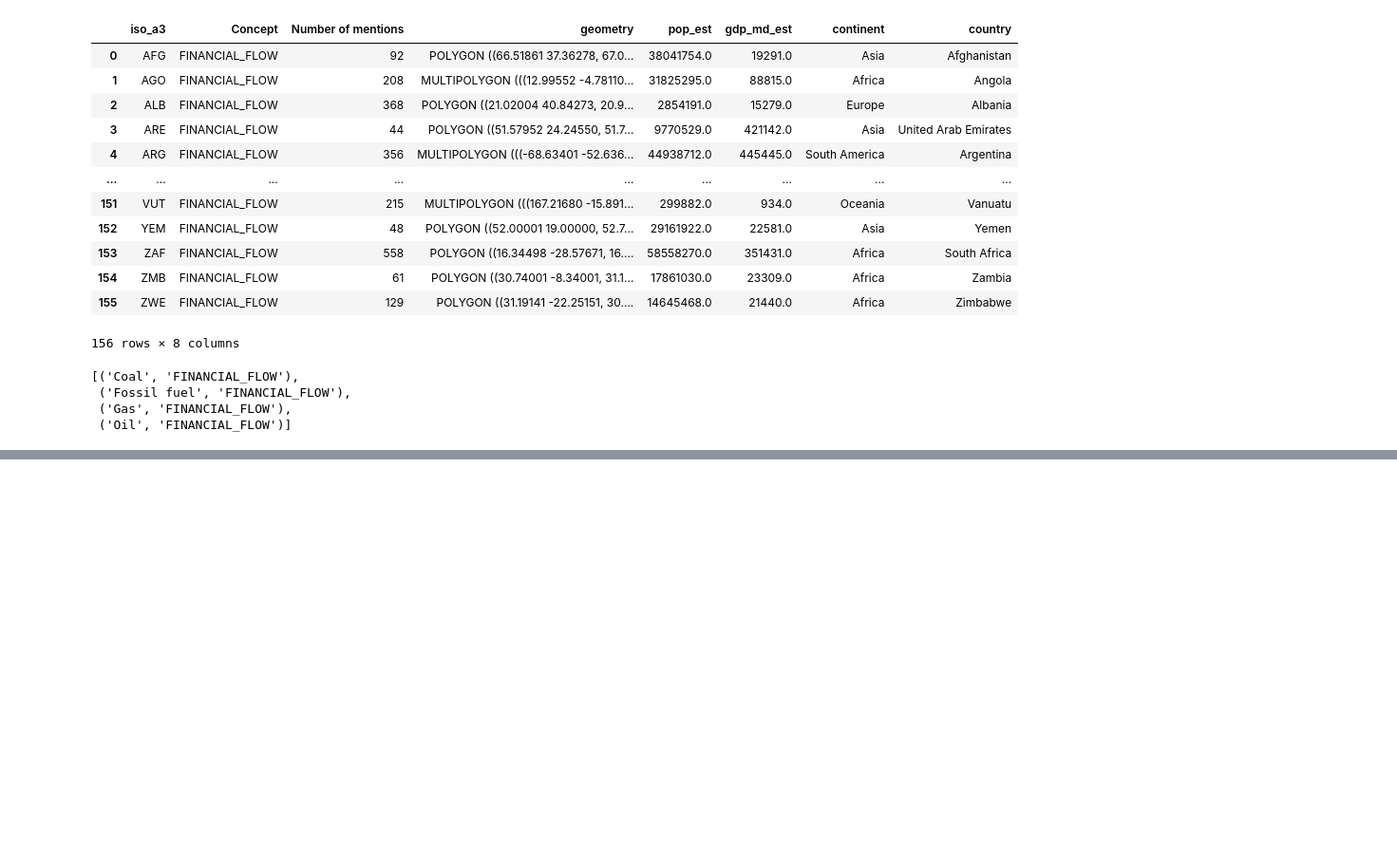
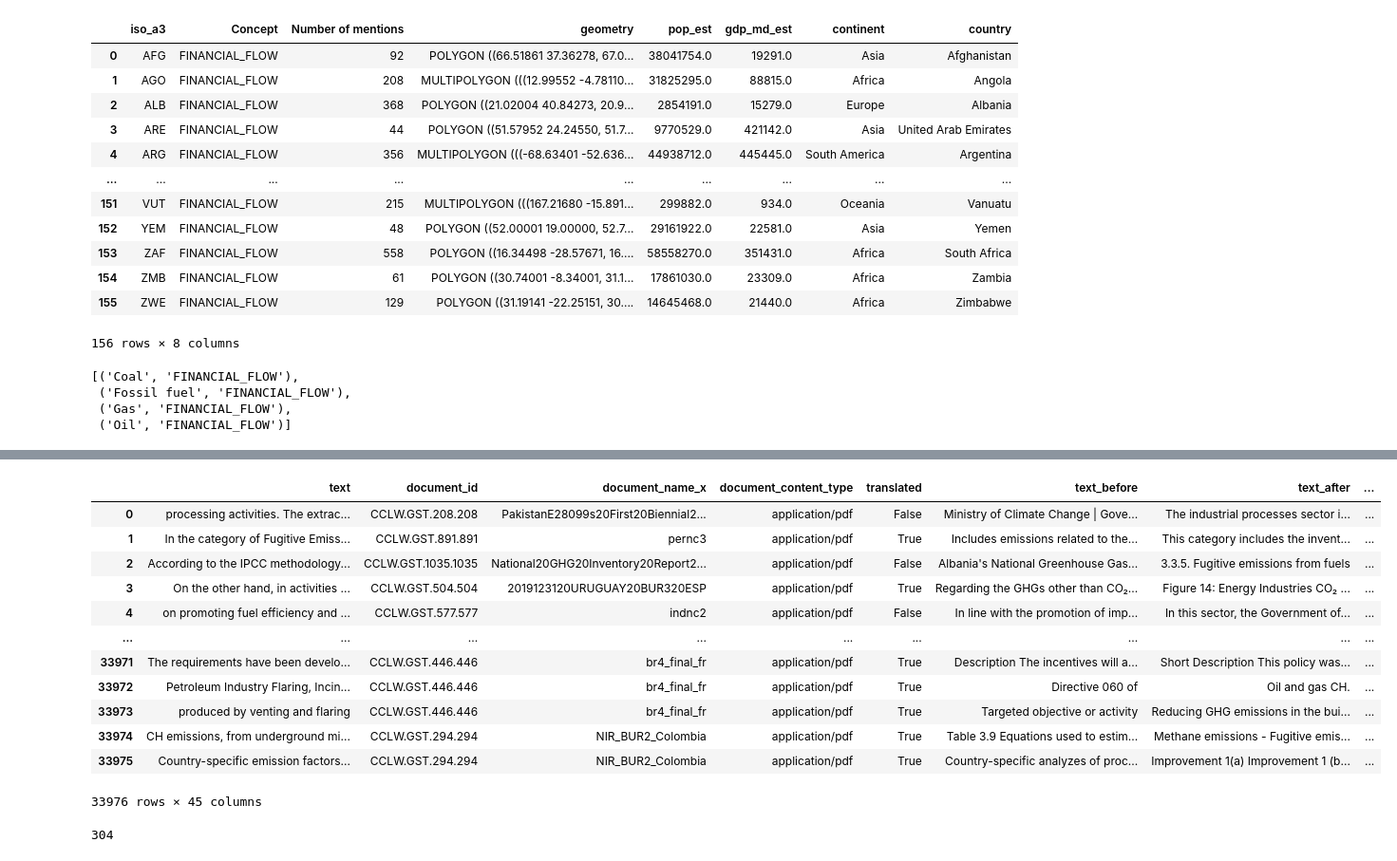
Before and after one commit to climatepolicyradar/global-stocktake, a Jupyter notebook: notebooks/co-occurrence-report.ipynb, the cells around one changed output, grey strips where cells are left out. Shown at 95% size. Saved outputs shown, nothing was run; the diff lists cells and outputs as text; code cells hidden in the pictures; blank space fills up the shorter version.

```diff
--- a/notebooks/co-occurrence-report.ipynb
+++ b/notebooks/co-occurrence-report.ipynb
@@ -105,5 +77,8 @@ df_concepts_2
 # %%
 df_eco = pd.DataFrame(economy.list())
 df_worldbank = gpd.read_file(gpd.datasets.get_path("naturalearth_lowres"))
-df_concept_1_processed = preprocess_concept_df(df_concepts_1, df_eco, df_worldbank)
-df_concept_2_processed = preprocess_concept_df(df_concepts_2, df_eco, df_worldbank)
+df_concept_1_processed = preprocess_concept_df(df_concepts_1, df_worldbank, df_eco)
+df_concept_2_processed = preprocess_concept_df(df_concepts_2, df_worldbank, df_eco)
+# %%
+df_concept_1_processed["concept_group"] = 1
+df_concept_2_processed["concept_group"] = 2
@@ -385,0 +289,16 @@ for conc in concepts:
+# %%
+df_concept_1_processed
+# %% [output]
+|  | text | document_id | document_name_x | document_content_type | translated | text_before | text_after | ... |
+| 0 | processing activities. The extrac... | CCLW.GST.208.208 | PakistanE28099s20First20Biennial2... | application/pdf | False | Ministry of Climate Change | Gove... | The industrial processes sector i... | ... |
+| 1 | In the category of Fugitive Emiss... | CCLW.GST.891.891 | pernc3 | application/pdf | True | Includes emissions related to the... | This category includes the invent... | ... |
+| 2 | According to the IPCC methodology... | CCLW.GST.1035.1035 | National20GHG20Inventory20Report2... | application/pdf | False | Albania's National Greenhouse Gas... | 3.3.5. Fugitive emissions from fuels | ... |
+| 3 | On the other hand, in activities ... | CCLW.GST.504.504 | 2019123120URUGUAY20BUR320ESP | application/pdf | True | Regarding the GHGs other than CO₂... | Figure 14: Energy Industries CO₂ ... | ... |
+| 4 | on promoting fuel efficiency and ... | CCLW.GST.577.577 | indnc2 | application/pdf | False | In line with the promotion of imp... | In this sector, the Government of... | ... |
+| ... | ... | ... | ... | ... | ... | ... | ... | ... |
+| 33971 | The requirements have been develo... | CCLW.GST.446.446 | br4_final_fr | application/pdf | True | Description The incentives will a... | Short Description This policy was... | ... |
+| 33972 | Petroleum Industry Flaring, Incin... | CCLW.GST.446.446 | br4_final_fr | application/pdf | True | Directive 060 of | Oil and gas CH. | ... |
+| 33973 | produced by venting and flaring | CCLW.GST.446.446 | br4_final_fr | application/pdf | True | Targeted objective or activity | Reducing GHG emissions in the bui... | ... |
+| 33974 | CH emissions, from underground mi... | CCLW.GST.294.294 | NIR_BUR2_Colombia | application/pdf | True | Table 3.9 Equations used to estim... | Methane emissions - Fugitive emis... | ... |
+| 33975 | Country-specific emission factors... | CCLW.GST.294.294 | NIR_BUR2_Colombia | application/pdf | True | Country-specific analyzes of proc... | Improvement 1(a) Improvement 1 (b... | ... |
+33976 rows × 45 columns
@@ -385,0 +314,4 @@ for conc in concepts:
+# %%
+total_stakeholders
+# %% [output]
+304
```
Also changed, not shown: parts of 49 cells of this notebook, 2 other files.
